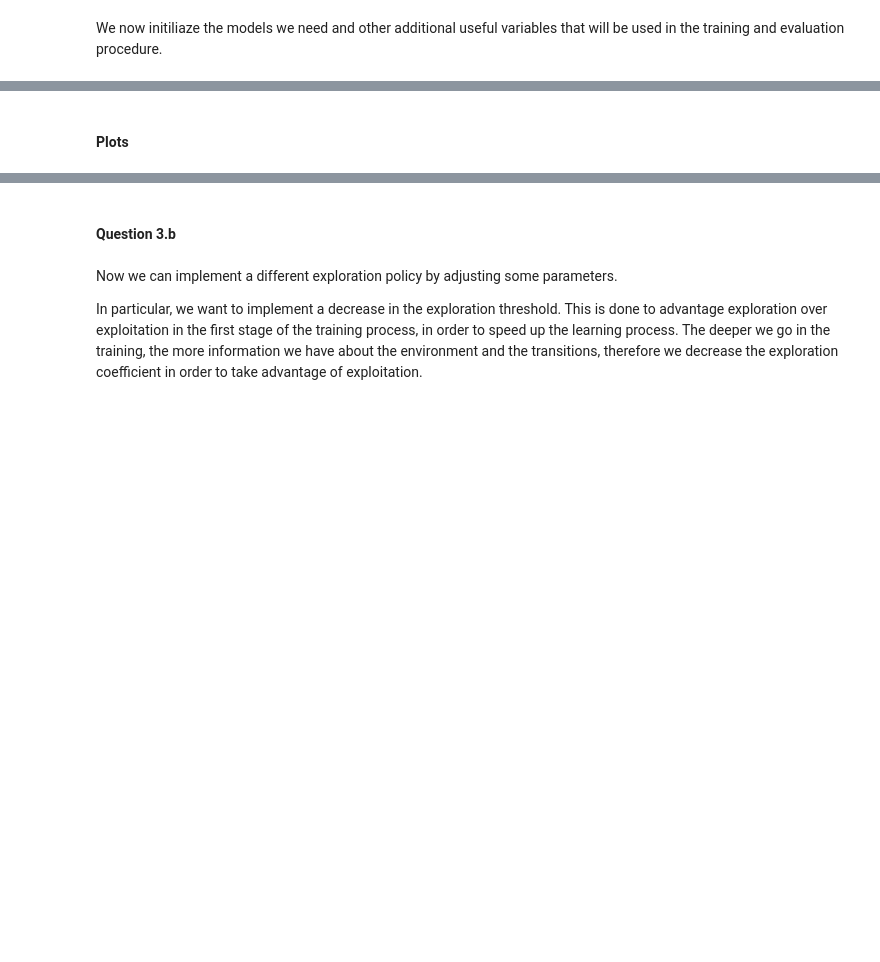
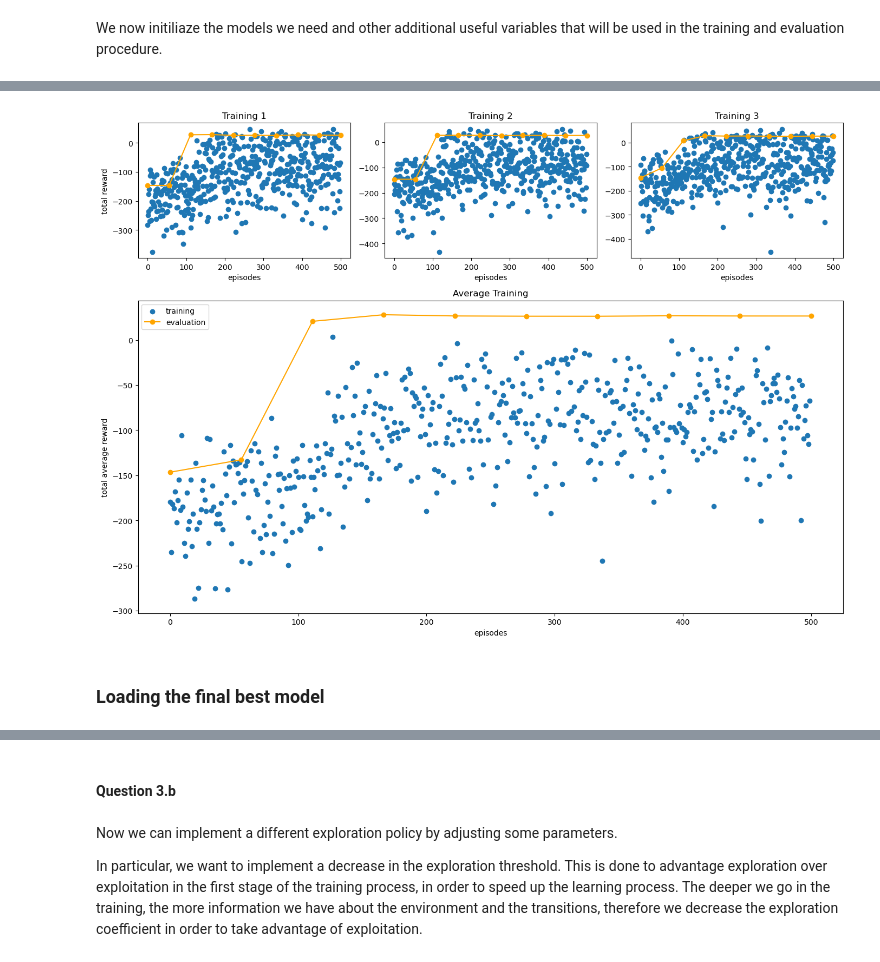
Before and after one commit to RiccardoBrioschi/DQN_Project, a Jupyter notebook: PROJECT DQN .ipynb, the cells around one changed output, grey strips where cells are left out. Drawn from its saved outputs; the diff is of its cells as text; code cells hidden in the pictures; blank space fills up the shorter version.

```diff
--- a/PROJECT DQN .ipynb
+++ b/PROJECT DQN .ipynb
@@ -529,25 +451,34 @@ def optimize_model():
 # %%
-num_episodes = 110
+num_episodes = 500
 num_eval_episodes = 20
 num_weeks = 30
-training_seeds = range(1, num_episodes + 1)
-eval_seeds = range(num_episodes + 1, num_episodes + num_eval_episodes + 1)
+
+# training seeds
+training_seeds = np.random.randint(22, 10000, size=1500)
+
+# evaluation seeds
+eval_seeds = np.arange(1, 21)
 
 training = []
 training_weights = []
 evaluation = []
 
-makedirs('./checkpoints_task3', exist_ok=True)
-rmtree('./checkpoints_task3')
-makedirs('./checkpoints_task3')
-PATH = './checkpoints_task3/policy_net'
+makedirs('./checkpoints_task3a', exist_ok=True)
+rmtree('./checkpoints_task3a')
+makedirs('./checkpoints_task3a')
+PATH = './checkpoints_task3a/policy_net'
 
-for training_process in range(1, 2):
+for training_process in range(3):
 
-    print('\n TRAINING PROCESS :{} \n'.format(training_process))
+    print('\n TRAINING PROCESS :{} \n'.format(training_process+1))
+
+    torch.manual_seed(training_process)
+    torch.use_deterministic_algorithms(True)
 
     policy_net = DQN(n_observations, n_actions).to(device) # this is the network we are going to train
     target_net = DQN(n_observations, n_actions).to(device) # this is the network we are going to keep fixed for some iterates
+    target_net.load_state_dict(policy_net.state_dict())    # we initialize it as a copy of the policy net
+    optimizer = torch.optim.AdamW(policy_net.parameters(), lr=LR, amsgrad=True)
     memory = ReplayMemory(20000) # we initialize the buffer from which we sample already observed transitions
 
     # Initialize list to keep trace of log rewards
@@ -562,7 +493,7 @@ for training_process in range(1, 2):
         # Initialize variable to keep trace of the total reward
         total_training_reward = 0
         # Initialize the environment and get its state (moving it to the device)
-        state, info = env.reset(training_process*training_seeds[i_episode])
+        state, info = env.reset(training_seeds[500*training_process + i_episode])
         state = torch.tensor(state, device=device)
 
         # We run an episode
@@ -647,2 +589,0 @@ print(good_mod.state_dict())
-# %% [markdown]
-#### Plots
@@ -662,0 +590,6 @@ plt.show()
+# %%
+plot_training_eval(training, evaluation)
+# %% [output]
+[figure, added]
+# %% [markdown]
+### Loading the final best model
```
Also changed, not shown: parts of 62 cells of this notebook, 1 other file.
